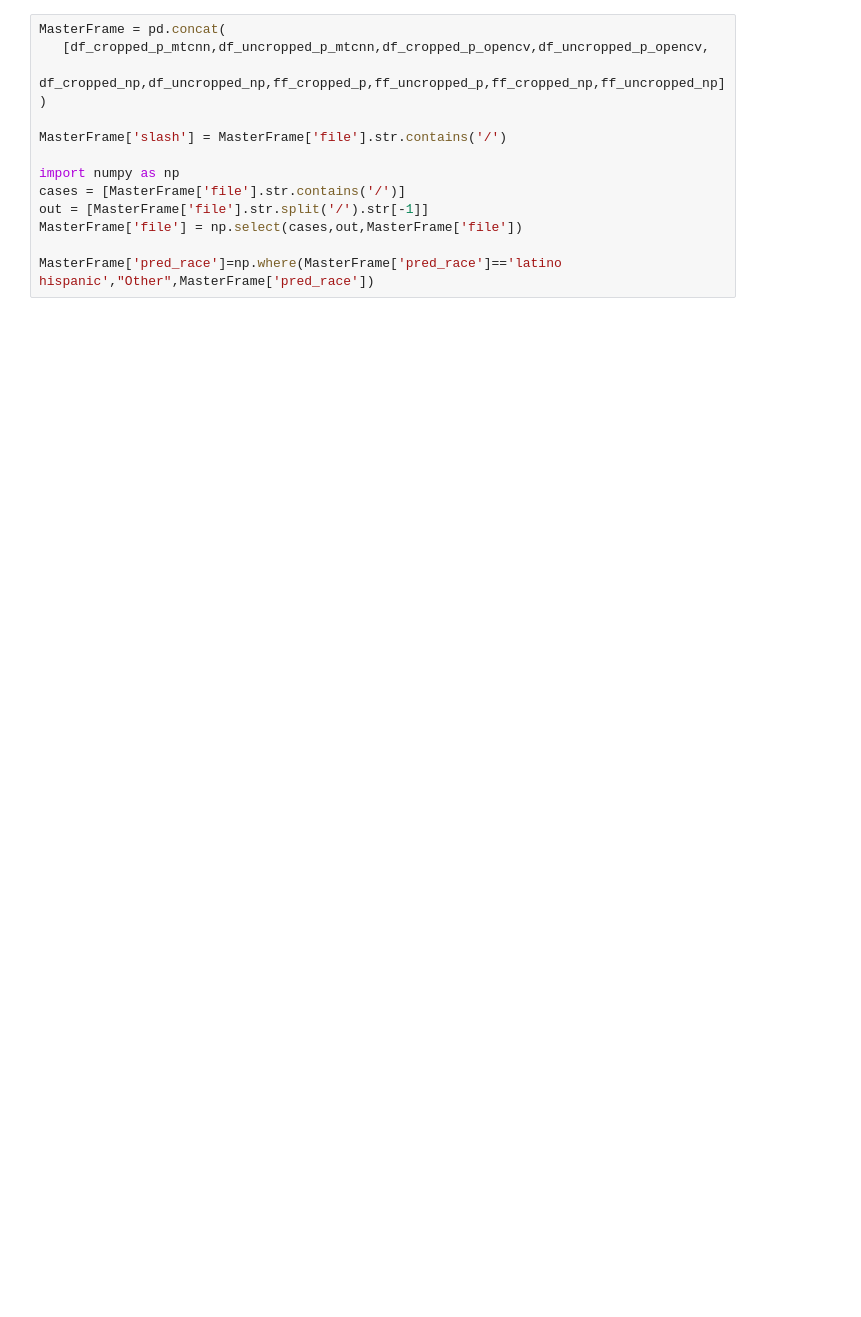
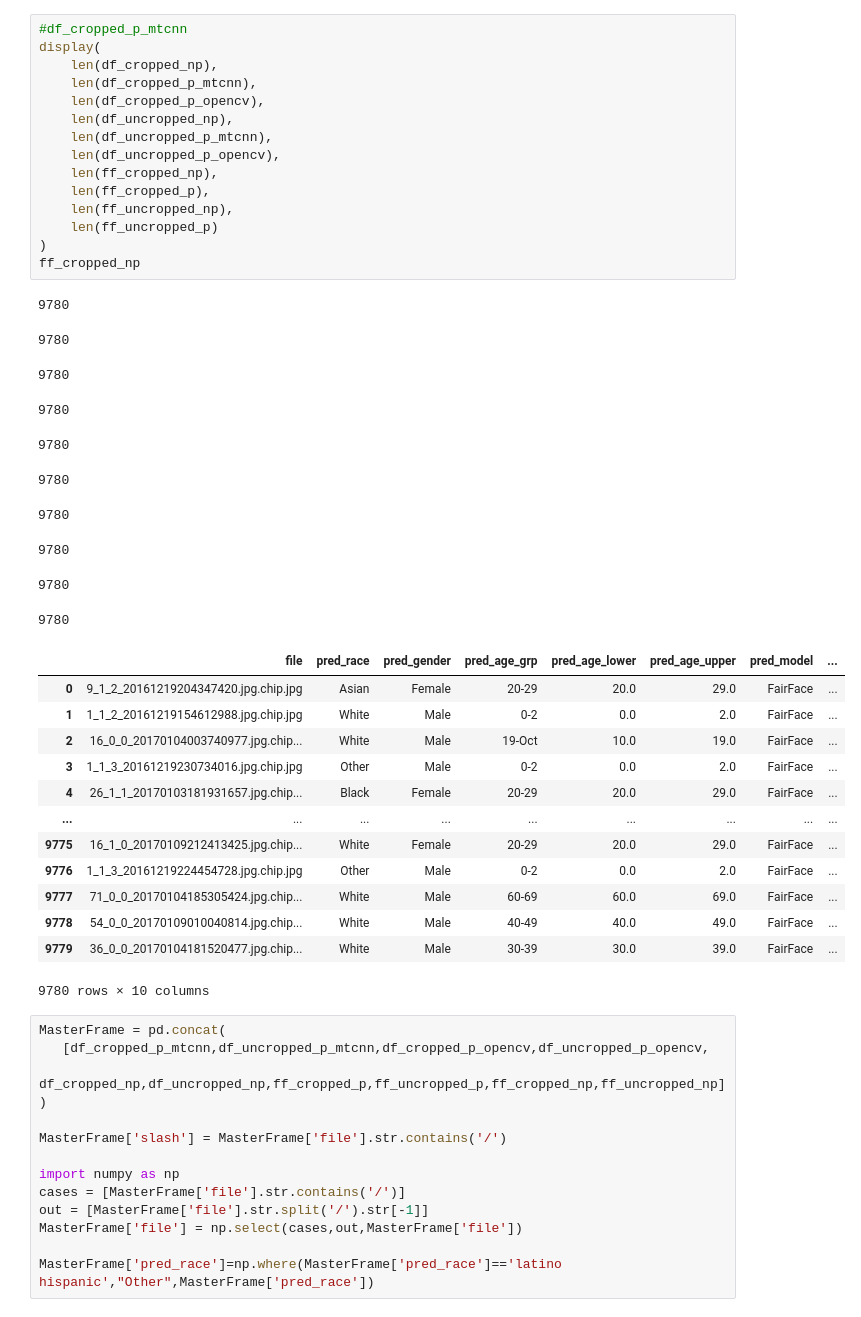
Before and after one commit to CUBoulder-DS/5301-5000-Final-Report, a Jupyter notebook: data/PermutationEvaluation.ipynb, the cells around one changed output. Saved outputs shown, nothing was run; the diff lists cells and outputs as text; blank space fills up the shorter version.

```diff
--- a/data/PermutationEvaluation.ipynb
+++ b/data/PermutationEvaluation.ipynb
@@ -140,3 +124,42 @@ df_cropped_p_mtcnn
+# %%
+#df_cropped_p_mtcnn
+display(
+    len(df_cropped_np),
+    len(df_cropped_p_mtcnn),
+    len(df_cropped_p_opencv),
+    len(df_uncropped_np),
+    len(df_uncropped_p_mtcnn),
+    len(df_uncropped_p_opencv),
+    len(ff_cropped_np),
+    len(ff_cropped_p),
+    len(ff_uncropped_np),
+    len(ff_uncropped_p)
+)
+ff_cropped_np
+# %% [output]
+9780
+9780
+9780
+9780
+9780
+9780
+9780
+9780
+9780
+9780
+|  | file | pred_race | pred_gender | pred_age_grp | pred_age_lower | pred_age_upper | pred_model | ... |
+| 0 | 9_1_2_20161219204347420.jpg.chip.jpg | Asian | Female | 20-29 | 20.0 | 29.0 | FairFace | ... |
+| 1 | 1_1_2_20161219154612988.jpg.chip.jpg | White | Male | 0-2 | 0.0 | 2.0 | FairFace | ... |
+| 2 | 16_0_0_20170104003740977.jpg.chip... | White | Male | 19-Oct | 10.0 | 19.0 | FairFace | ... |
+| 3 | 1_1_3_20161219230734016.jpg.chip.jpg | Other | Male | 0-2 | 0.0 | 2.0 | FairFace | ... |
+| 4 | 26_1_1_20170103181931657.jpg.chip... | Black | Female | 20-29 | 20.0 | 29.0 | FairFace | ... |
+| ... | ... | ... | ... | ... | ... | ... | ... | ... |
+| 9775 | 16_1_0_20170109212413425.jpg.chip... | White | Female | 20-29 | 20.0 | 29.0 | FairFace | ... |
+| 9776 | 1_1_3_20161219224454728.jpg.chip.jpg | Other | Male | 0-2 | 0.0 | 2.0 | FairFace | ... |
+| 9777 | 71_0_0_20170104185305424.jpg.chip... | White | Male | 60-69 | 60.0 | 69.0 | FairFace | ... |
+| 9778 | 54_0_0_20170109010040814.jpg.chip... | White | Male | 40-49 | 40.0 | 49.0 | FairFace | ... |
+| 9779 | 36_0_0_20170104181520477.jpg.chip... | White | Male | 30-39 | 30.0 | 39.0 | FairFace | ... |
+9780 rows × 10 columns
 # %%
 MasterFrame = pd.concat(
    [df_cropped_p_mtcnn,df_uncropped_p_mtcnn,df_cropped_p_opencv,df_uncropped_p_opencv,
```
Also changed, not shown: parts of 5 cells of this notebook, 1 other file.
